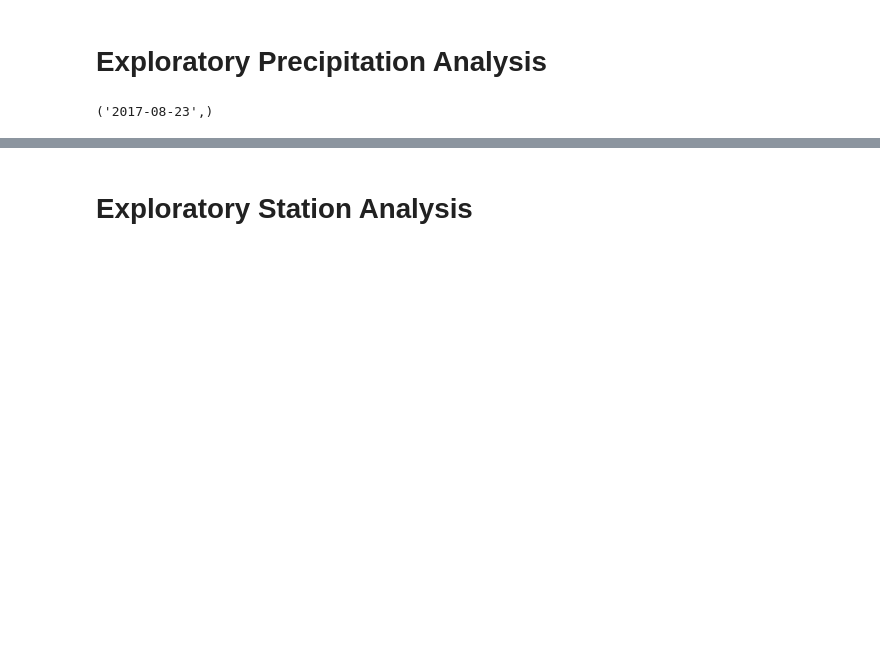
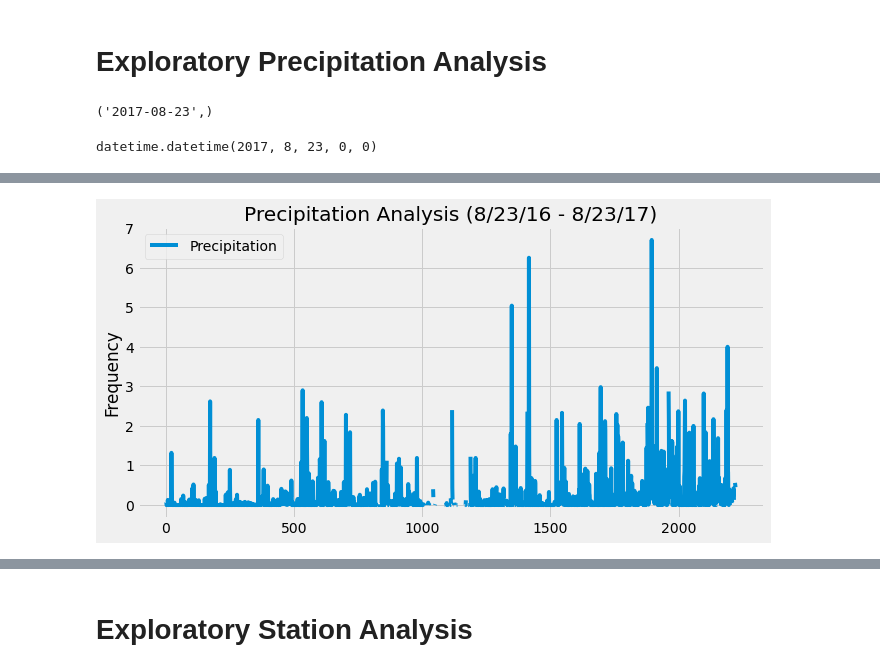
Before and after one commit to hmcwhit96/sqlalchemy-challenge, a Jupyter notebook: climate_starter.ipynb, the cells around one changed output, grey strips where cells are left out. Cells and saved outputs as stored; diff of their text form; code cells hidden in the pictures; blank space fills up the shorter version.

```diff
--- a/climate_starter.ipynb
+++ b/climate_starter.ipynb
@@ -30,7 +30,7 @@ Base.classes.keys()
 ['measurement', 'station']
 # %%
 # Save references to each table
-measurment = Base.classes.measurement
+measurement = Base.classes.measurement
 station = Base.classes.station
 # %%
 # Create our session (link) from Python to the DB
@@ -52,27 +52,35 @@ recent_date = session.query(measurment.date).order_by(measurment.date.desc()).fi
 recent_date
 # %% [output]
 ('2017-08-23',)
+# %%
+# Design a query to retrieve the last 12 months of precipitation data and plot the results.
+# Starting from the most recent data point in the database.
+end_date = dt.datetime.strptime(recent_date[0], '%Y-%m-%d')
+end_date
+# %% [output]
+datetime.datetime(2017, 8, 23, 0, 0)
 # %%
-# Design a query to retrieve the last 12 months of precipitation data and plot the results.
-# Starting from the most recent data point in the database.
-end_date = dt.datetime.strptime(recent_date[0], '%Y-%m-%d')
-
 # Calculate the date one year from the last date in data set.
 
-year_query = dt.date(end_date.year -1, end_date.month, end_date.day)
-print(end_date,year_query)
+one_year_ago = dt.date(2017,8,23)-dt.timedelta(days=365)
+print(one_year_ago)
 
 # Perform a query to retrieve the data and precipitation scores
 
-precip_data = [measurment.date, measurment.prcp]
-query_result = session.query(*precip_data).filter(measurment.date >= year_query).all()
+precip_data = [measurement.date, measurement.prcp]
+query_result = session.query(*precip_data).filter(measurement.date > one_year_ago).all()
 
 # Save the query results as a Pandas DataFrame and set the index to the date column
 precipitation_df = pd.DataFrame(query_result, columns=['Date','Precipitation'])
 
 
 # Sort the dataframe by date
-
+precipitation_df.set_index('Date').head()
 
 # Use Pandas Plotting with Matplotlib to plot the data
+
+ax = precipitation_df.plot(figsize=(10,5))
+ax.set_title("Precipitation Analysis (8/23/16 - 8/23/17)")
+ax.set_ylabel("Frequency")
+plt.show()
 # %% [output]
@@ -80,2 +88,3 @@ precipitation_df = pd.DataFrame(query_result, columns=['Date','Precipitation'])
+[figure, added]
 # %%
 # Use Pandas to calcualte the summary statistics for the precipitation data
```
Also changed, not shown: parts of 8 cells of this notebook.
